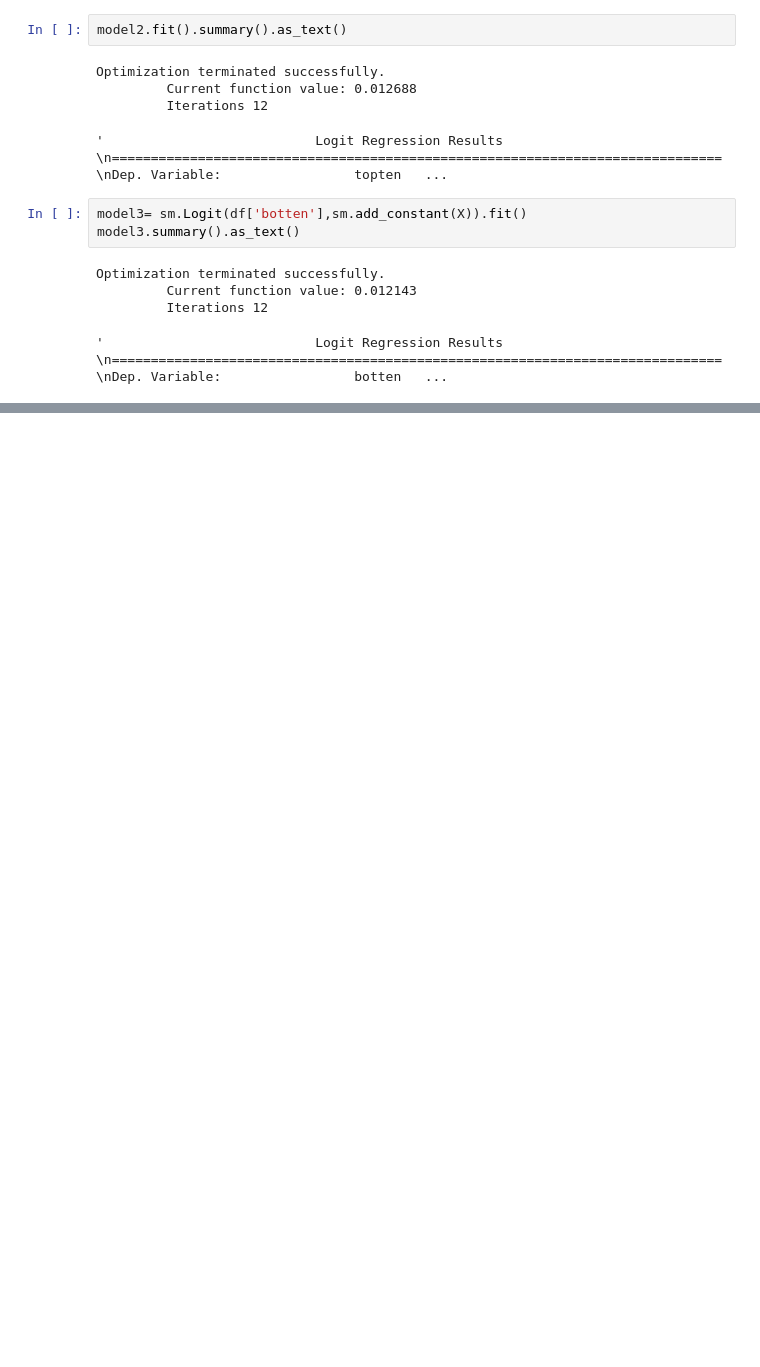
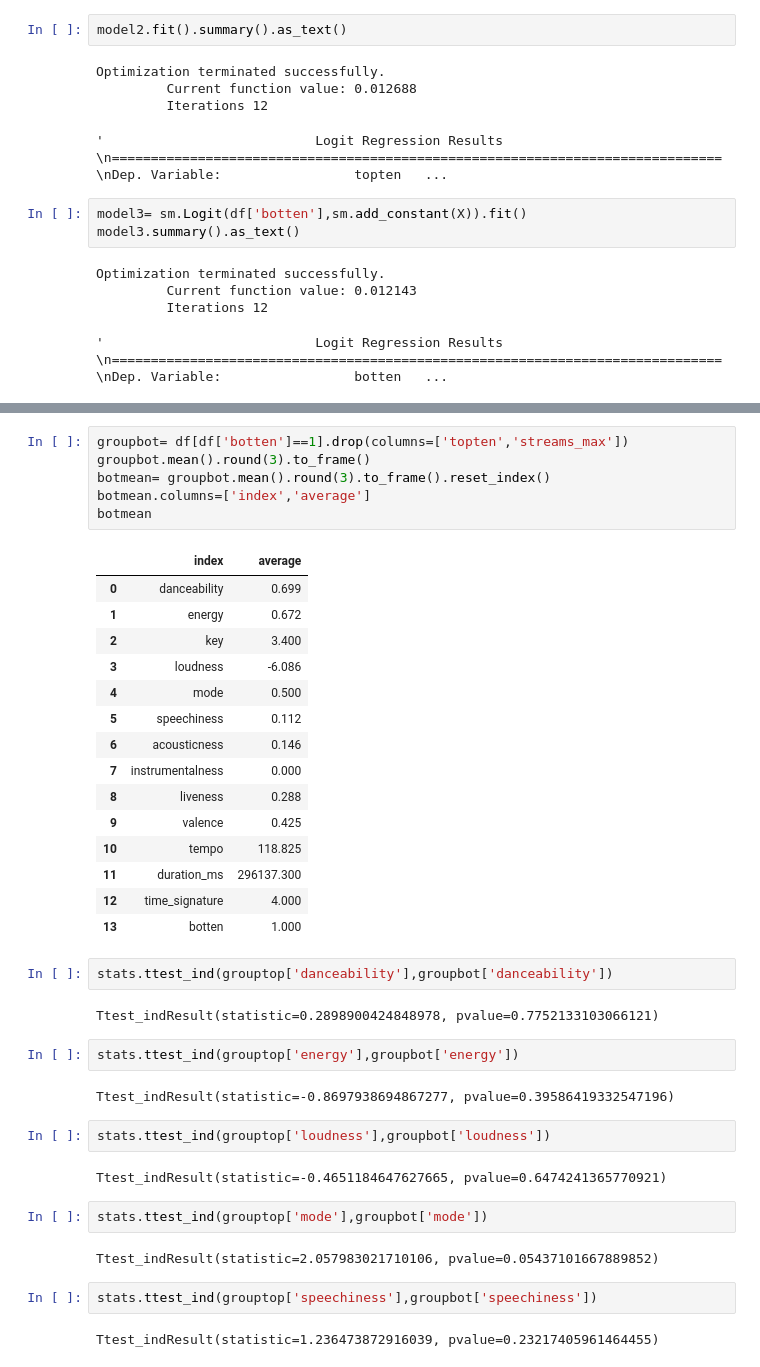
Before and after one commit to chriscc447/orie3120_final, a Jupyter notebook: differences_in_audio.ipynb, the cells around one changed output, grey strips where cells are left out. Cells and saved outputs as stored; diff of their text form; blank space fills up the shorter version.

```diff
--- a/differences_in_audio.ipynb
+++ b/differences_in_audio.ipynb
@@ -80,0 +102,42 @@ Optimization terminated successfully.
+# %%
+groupbot= df[df['botten']==1].drop(columns=['topten','streams_max'])
+groupbot.mean().round(3).to_frame()
+botmean= groupbot.mean().round(3).to_frame().reset_index()
+botmean.columns=['index','average']
+botmean
+# %% [output]
+|  | index | average |
+| 0 | danceability | 0.699 |
+| 1 | energy | 0.672 |
+| 2 | key | 3.400 |
+| 3 | loudness | -6.086 |
+| 4 | mode | 0.500 |
+| 5 | speechiness | 0.112 |
+| 6 | acousticness | 0.146 |
+| 7 | instrumentalness | 0.000 |
+| 8 | liveness | 0.288 |
+| 9 | valence | 0.425 |
+| 10 | tempo | 118.825 |
+| 11 | duration_ms | 296137.300 |
+| 12 | time_signature | 4.000 |
+| 13 | botten | 1.000 |
+# %%
+stats.ttest_ind(grouptop['danceability'],groupbot['danceability'])
+# %% [output]
+Ttest_indResult(statistic=0.2898900424848978, pvalue=0.7752133103066121)
+# %%
+stats.ttest_ind(grouptop['energy'],groupbot['energy'])
+# %% [output]
+Ttest_indResult(statistic=-0.8697938694867277, pvalue=0.39586419332547196)
+# %%
+stats.ttest_ind(grouptop['loudness'],groupbot['loudness'])
+# %% [output]
+Ttest_indResult(statistic=-0.4651184647627665, pvalue=0.6474241365770921)
+# %%
+stats.ttest_ind(grouptop['mode'],groupbot['mode'])
+# %% [output]
+Ttest_indResult(statistic=2.057983021710106, pvalue=0.05437101667889852)
+# %%
+stats.ttest_ind(grouptop['speechiness'],groupbot['speechiness'])
+# %% [output]
+Ttest_indResult(statistic=1.236473872916039, pvalue=0.23217405961464455)
```
Also changed, not shown: parts of 9 cells of this notebook.
